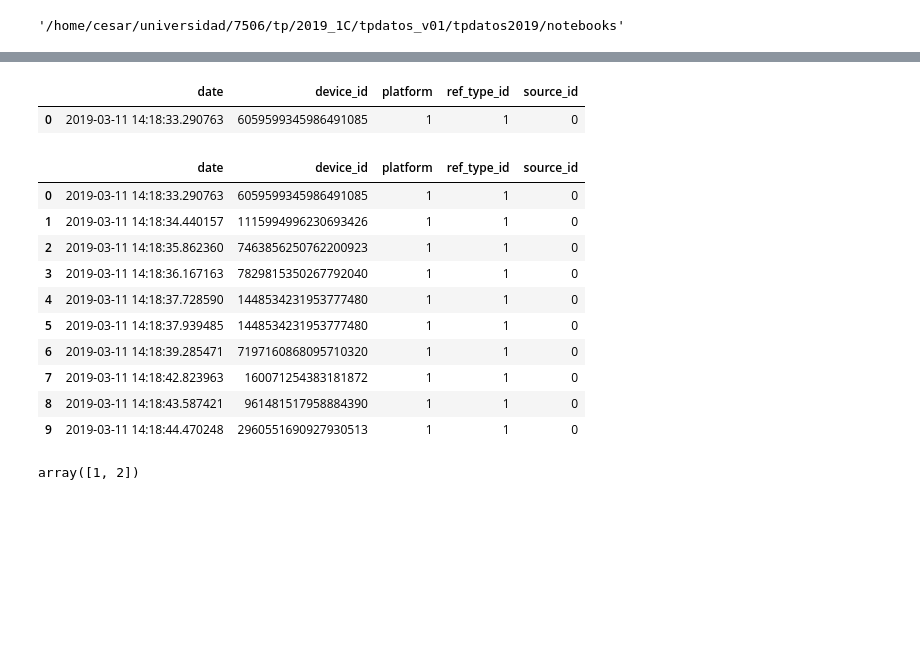
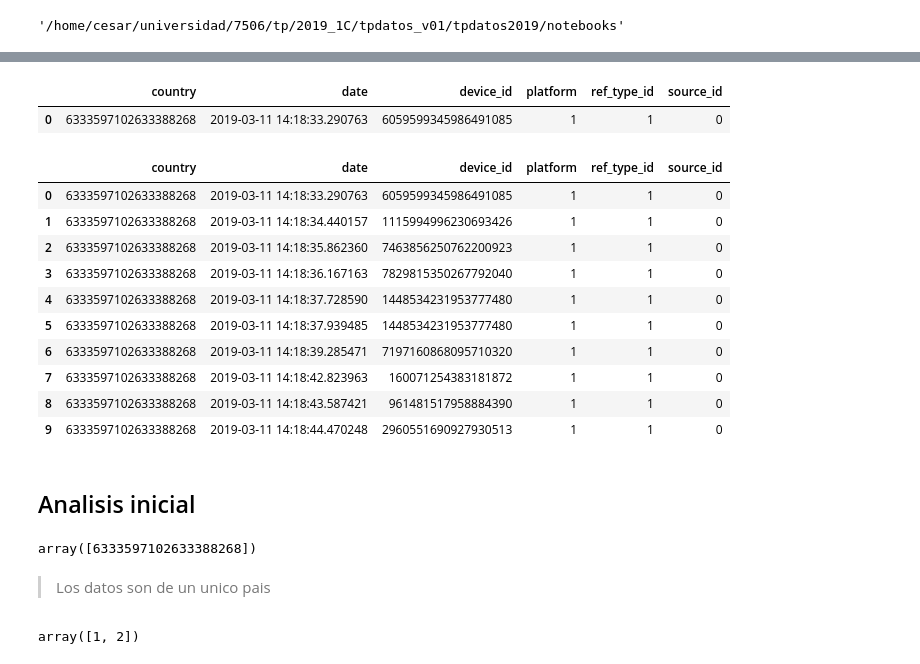
Before and after one commit to faristegui/tpdatos2019, a Jupyter notebook: notebooks/Auctions_Analisis_cesar.ipynb, the cells around one changed output, grey strips where cells are left out. Drawn from its saved outputs; the diff is of its cells as text; code cells hidden in the pictures; blank space fills up the shorter version.

```diff
--- a/notebooks/Auctions_Analisis_cesar.ipynb
+++ b/notebooks/Auctions_Analisis_cesar.ipynb
@@ -31,7 +31,7 @@ os.chdir('/home/cesar/universidad/7506/tp/2019_1C/data/')
 %time
 # Carga de archivos CSV
 dfAuctions = pd.read_csv('auctions.csv',
-                 usecols=['date', 'device_id', 'platform','ref_type_id', 'source_id'],
+                 usecols=['country', 'date', 'device_id', 'platform','ref_type_id', 'source_id'],
                  dtype={'platform':np.int8, 'ref_type_id':np.int8, 'source_id':np.int8})
 dfAuctions.head(1)
 # %% [output]
@@ -40,19 +40,28 @@ Wall time: 65.6 µs
-|  | date | device_id | platform | ref_type_id | source_id |
-| 0 | 2019-03-11 14:18:33.290763 | 6059599345986491085 | 1 | 1 | 0 |
+|  | country | date | device_id | platform | ref_type_id | source_id |
+| 0 | 6333597102633388268 | 2019-03-11 14:18:33.290763 | 6059599345986491085 | 1 | 1 | 0 |
 # %%
 dfAuctions.head(10)
 # %% [output]
-|  | date | device_id | platform | ref_type_id | source_id |
-| 0 | 2019-03-11 14:18:33.290763 | 6059599345986491085 | 1 | 1 | 0 |
-| 1 | 2019-03-11 14:18:34.440157 | 1115994996230693426 | 1 | 1 | 0 |
-| 2 | 2019-03-11 14:18:35.862360 | 7463856250762200923 | 1 | 1 | 0 |
-| 3 | 2019-03-11 14:18:36.167163 | 7829815350267792040 | 1 | 1 | 0 |
-| 4 | 2019-03-11 14:18:37.728590 | 1448534231953777480 | 1 | 1 | 0 |
-| 5 | 2019-03-11 14:18:37.939485 | 1448534231953777480 | 1 | 1 | 0 |
-| 6 | 2019-03-11 14:18:39.285471 | 7197160868095710320 | 1 | 1 | 0 |
-| 7 | 2019-03-11 14:18:42.823963 | 160071254383181872 | 1 | 1 | 0 |
-| 8 | 2019-03-11 14:18:43.587421 | 961481517958884390 | 1 | 1 | 0 |
-| 9 | 2019-03-11 14:18:44.470248 | 2960551690927930513 | 1 | 1 | 0 |
+|  | country | date | device_id | platform | ref_type_id | source_id |
+| 0 | 6333597102633388268 | 2019-03-11 14:18:33.290763 | 6059599345986491085 | 1 | 1 | 0 |
+| 1 | 6333597102633388268 | 2019-03-11 14:18:34.440157 | 1115994996230693426 | 1 | 1 | 0 |
+| 2 | 6333597102633388268 | 2019-03-11 14:18:35.862360 | 7463856250762200923 | 1 | 1 | 0 |
+| 3 | 6333597102633388268 | 2019-03-11 14:18:36.167163 | 7829815350267792040 | 1 | 1 | 0 |
+| 4 | 6333597102633388268 | 2019-03-11 14:18:37.728590 | 1448534231953777480 | 1 | 1 | 0 |
+| 5 | 6333597102633388268 | 2019-03-11 14:18:37.939485 | 1448534231953777480 | 1 | 1 | 0 |
+| 6 | 6333597102633388268 | 2019-03-11 14:18:39.285471 | 7197160868095710320 | 1 | 1 | 0 |
+| 7 | 6333597102633388268 | 2019-03-11 14:18:42.823963 | 160071254383181872 | 1 | 1 | 0 |
+| 8 | 6333597102633388268 | 2019-03-11 14:18:43.587421 | 961481517958884390 | 1 | 1 | 0 |
+| 9 | 6333597102633388268 | 2019-03-11 14:18:44.470248 | 2960551690927930513 | 1 | 1 | 0 |
+# %% [markdown]
+## Analisis inicial
+# %%
+#platform = android, ios
+dfAuctions['country'].unique()
+# %% [output]
+array([6333597102633388268])
+# %% [markdown]
+> Los datos son de un unico pais
 # %%
 #platform = android, ios
 dfAuctions['platform'].unique()
```
Also changed, not shown: parts of 32 cells of this notebook.
